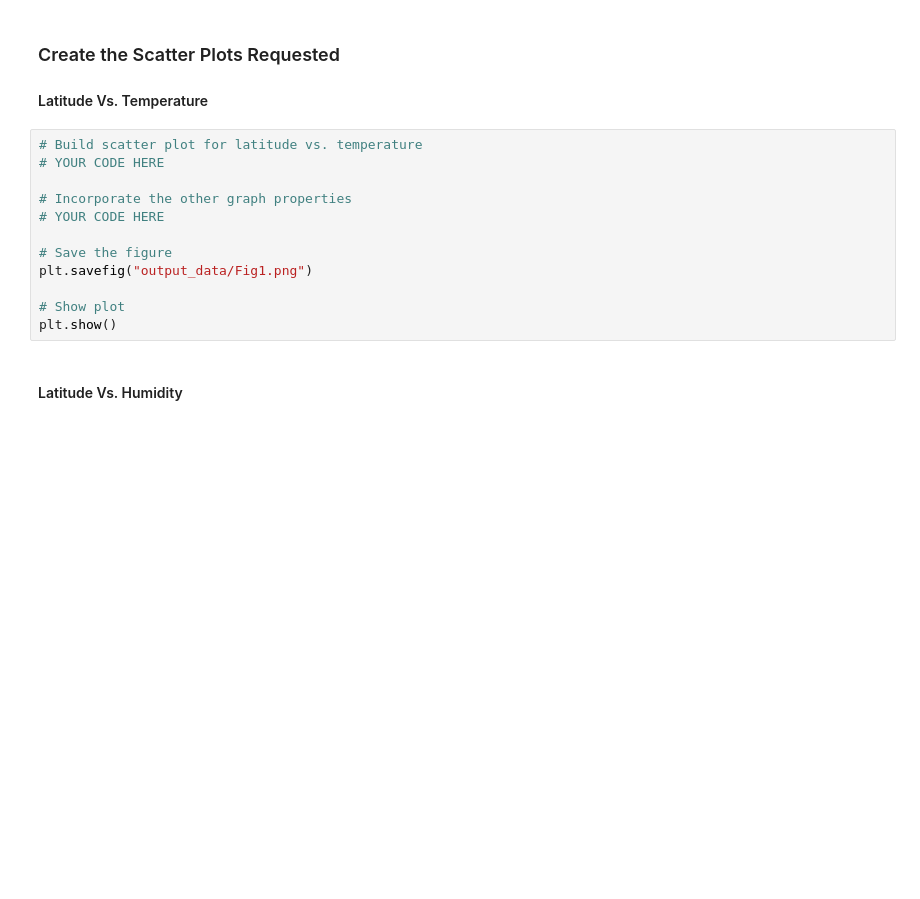
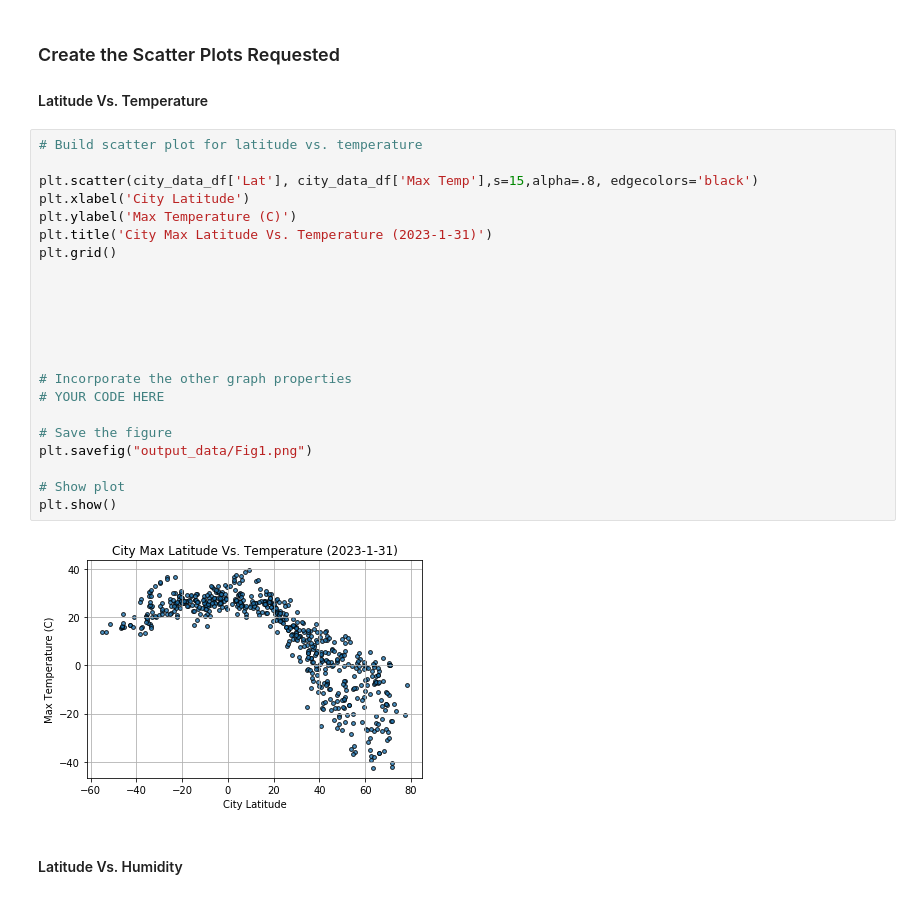
Before and after one commit to jf11235/python-api-challenge, a Jupyter notebook: WeatherPy.ipynb, the cells around one changed output. Drawn from its saved outputs; the diff is of its cells as text; blank space fills up the shorter version.

Commit message:
submitting plots

```diff
--- a/WeatherPy.ipynb
+++ b/WeatherPy.ipynb
@@ -172,16 +195,28 @@ city_data_df.head()
 #### Latitude Vs. Temperature
 # %%
 # Build scatter plot for latitude vs. temperature
-# YOUR CODE HERE
+
+plt.scatter(city_data_df['Lat'], city_data_df['Max Temp'],s=15,alpha=.8, edgecolors='black')
+plt.xlabel('City Latitude')
+plt.ylabel('Max Temperature (C)')
+plt.title('City Max Latitude Vs. Temperature (2023-1-31)')
+plt.grid()
+
+
+
+
+
 
 # Incorporate the other graph properties
 # YOUR CODE HERE
 
 # Save the figure
 plt.savefig("output_data/Fig1.png")
 
 # Show plot
 plt.show()
+# %% [output]
+[figure, added]
 # %% [markdown]
 #### Latitude Vs. Humidity
 # %%
```
Also changed, not shown: parts of 8 cells of this notebook, 5 other files.
